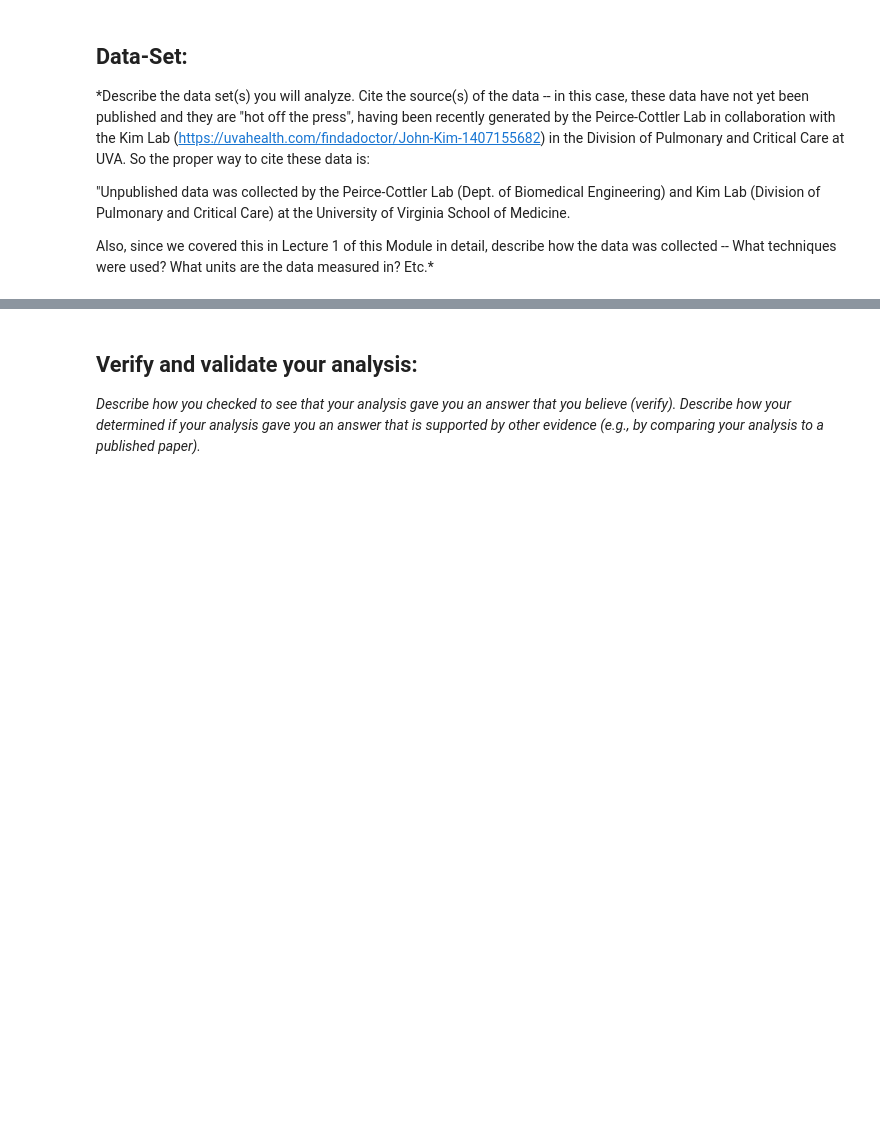
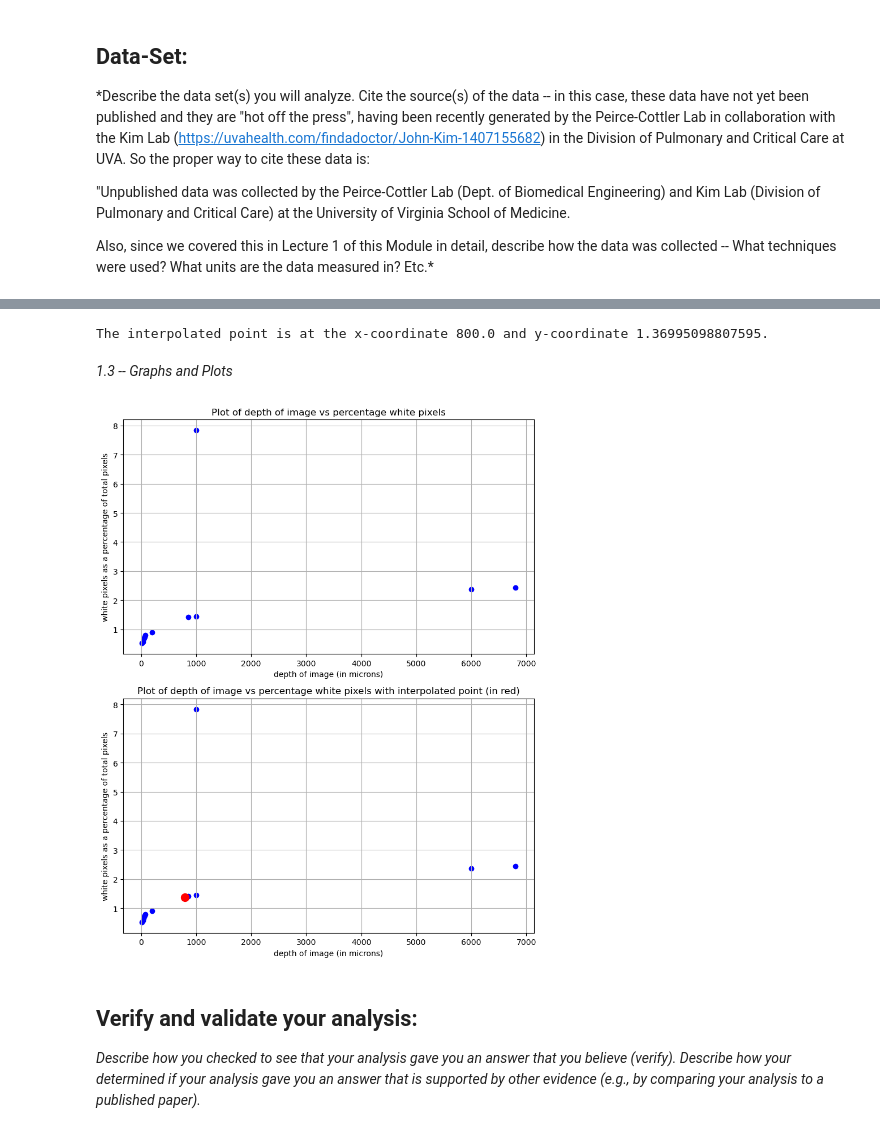
Before and after one commit to Dani-F-06/Module-3-Fibrosis, a Jupyter notebook: Module 3 Template.ipynb, the cells around one changed output, grey strips where cells are left out. Drawn from its saved outputs; the diff is of its cells as text; code cells hidden in the pictures; blank space fills up the shorter version.

```diff
--- a/Module 3 Template.ipynb
+++ b/Module 3 Template.ipynb
@@ -38,3 +168,53 @@ A total of 6 images were randonmly selected from an unpublished dataset compiled
+# %%
+# Interpolate a point: given a depth, find the corresponding white pixel percentage
+
+interpolate_depth = float(input(colored(
+    "Enter the depth at which you want to interpolate a point (in microns): ", "yellow")))
+
+x = depths
+y = white_percents
+
+# Interpolate utilizing a linear model and create an interactive element that enables the user to input the desired micron depth and recieve a predicted percentage of scarred tissue (white pixels)
+i = interp1d(x, y, kind='linear')
+interpolate_point = i(interpolate_depth)
+print(colored(
+    f'The interpolated point is at the x-coordinate {interpolate_depth} and y-coordinate {interpolate_point}.', "green"))
+
+depths_i = depths[:]
+depths_i.append(interpolate_depth)
+white_percents_i = white_percents[:]
+white_percents_i.append(interpolate_point)
+# %% [output]
+The interpolated point is at the x-coordinate 800.0 and y-coordinate 1.36995098807595.
+# %% [markdown]
+*1.3 -- Graphs and Plots*
+# %%
+# make two plots: one that doesn't contain the interpolated point, just the data calculated from your images, and one that also contains the interpolated point (shown in red)
+# AI Usage Statement: For the line of code directly below, Google Gemini was utilized to learn how to better size the graphs to prevent overlap of axes titles.
+fig, axs = plt.subplots(2, 1, figsize=(8, 10))
+
+axs[0].scatter(depths, white_percents, marker='o', linestyle='-', color='blue')
+axs[0].set_title('Plot of depth of image vs percentage white pixels')
+axs[0].set_xlabel('depth of image (in microns)')
+axs[0].set_ylabel('white pixels as a percentage of total pixels')
+axs[0].grid(True)
+
+
+axs[1].scatter(depths_i, white_percents_i, marker='o',
+               linestyle='-', color='blue')
+axs[1].set_title(
+    'Plot of depth of image vs percentage white pixels with interpolated point (in red)')
+axs[1].set_xlabel('depth of image (in microns)')
+axs[1].set_ylabel('white pixels as a percentage of total pixels')
+axs[1].grid(True)
+axs[1].scatter(depths_i[len(depths_i)-1], white_percents_i[len(white_percents_i)-1],
+               color='red', s=100, label='Highlighted point')
+
+# Adjust layout to prevent overlap
+plt.tight_layout()
+plt.show()
+# %% [output]
+[figure, added]
 # %% [markdown]
 ## Verify and validate your analysis:
 *Describe how you checked to see that your analysis gave you an answer that you believe (verify). Describe how your determined if your analysis gave you an answer that is supported by other evidence (e.g., by comparing your analysis to a published paper).*
```
Also changed, not shown: parts of 9 cells of this notebook, 2 other files.
